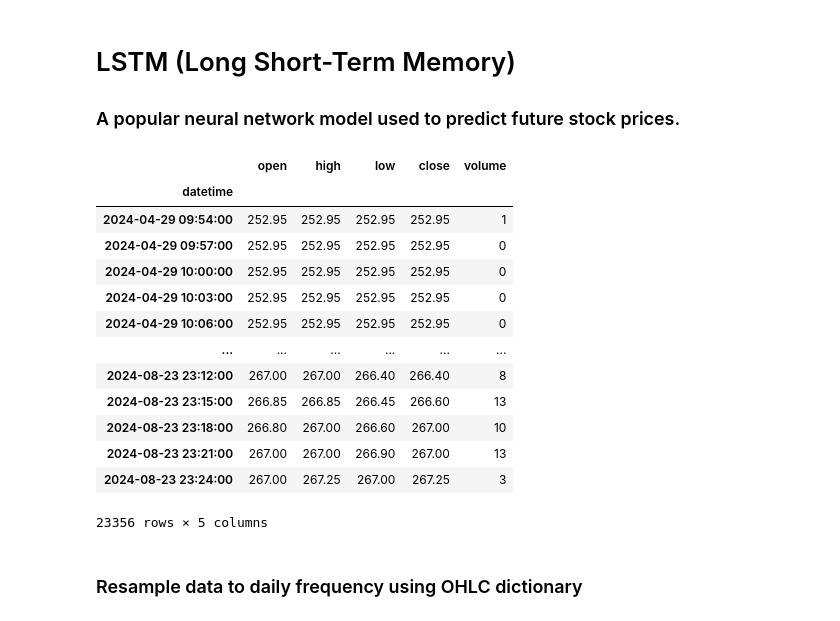
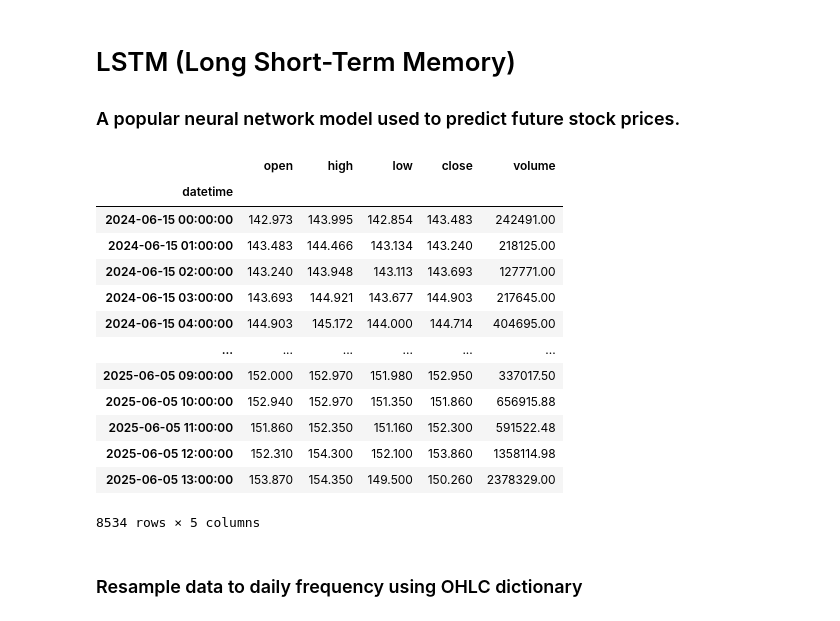
Before and after one commit to Aqua-4/stock_prediction, a Jupyter notebook: art_intelligence/lstm.ipynb, the cells around one changed output. Drawn from its saved outputs; the diff is of its cells as text; code cells hidden in the pictures.

```diff
--- a/art_intelligence/lstm.ipynb
+++ b/art_intelligence/lstm.ipynb
@@ -6,30 +6,30 @@
 # %%
 import pandas as pd
 
-file_name='MCX:ZINCMINI24AUGFUT-INTRADAY.csv'
+file_name='SOL_USDT.csv'
 # Load stock price data
 data = pd.read_csv(f'../data/raw/{file_name}', parse_dates=True)
 data['datetime'] = pd.to_datetime(data['datetime'])
 
 data.set_index('datetime', inplace=True)
 data = data[['open', 'high', 'low', 'close', 'volume']]
 
 data
 # %% [output]
 |  | open | high | low | close | volume |
 | datetime |  |  |  |  |  |
-| 2024-04-29 09:54:00 | 252.95 | 252.95 | 252.95 | 252.95 | 1 |
-| 2024-04-29 09:57:00 | 252.95 | 252.95 | 252.95 | 252.95 | 0 |
-| 2024-04-29 10:00:00 | 252.95 | 252.95 | 252.95 | 252.95 | 0 |
-| 2024-04-29 10:03:00 | 252.95 | 252.95 | 252.95 | 252.95 | 0 |
-| 2024-04-29 10:06:00 | 252.95 | 252.95 | 252.95 | 252.95 | 0 |
+| 2024-06-15 00:00:00 | 142.973 | 143.995 | 142.854 | 143.483 | 242491.00 |
+| 2024-06-15 01:00:00 | 143.483 | 144.466 | 143.134 | 143.240 | 218125.00 |
+| 2024-06-15 02:00:00 | 143.240 | 143.948 | 143.113 | 143.693 | 127771.00 |
+| 2024-06-15 03:00:00 | 143.693 | 144.921 | 143.677 | 144.903 | 217645.00 |
+| 2024-06-15 04:00:00 | 144.903 | 145.172 | 144.000 | 144.714 | 404695.00 |
 | ... | ... | ... | ... | ... | ... |
-| 2024-08-23 23:12:00 | 267.00 | 267.00 | 266.40 | 266.40 | 8 |
-| 2024-08-23 23:15:00 | 266.85 | 266.85 | 266.45 | 266.60 | 13 |
-| 2024-08-23 23:18:00 | 266.80 | 267.00 | 266.60 | 267.00 | 10 |
-| 2024-08-23 23:21:00 | 267.00 | 267.00 | 266.90 | 267.00 | 13 |
-| 2024-08-23 23:24:00 | 267.00 | 267.25 | 267.00 | 267.25 | 3 |
+| 2025-06-05 09:00:00 | 152.000 | 152.970 | 151.980 | 152.950 | 337017.50 |
+| 2025-06-05 10:00:00 | 152.940 | 152.970 | 151.350 | 151.860 | 656915.88 |
+| 2025-06-05 11:00:00 | 151.860 | 152.350 | 151.160 | 152.300 | 591522.48 |
+| 2025-06-05 12:00:00 | 152.310 | 154.300 | 152.100 | 153.860 | 1358114.98 |
+| 2025-06-05 13:00:00 | 153.870 | 154.350 | 149.500 | 150.260 | 2378329.00 |
-23356 rows × 5 columns
+8534 rows × 5 columns
 # %% [markdown]
 ### Resample data to daily frequency using OHLC dictionary
 # %%
```
Also changed, not shown: parts of 14 cells of this notebook, 1 other file.
